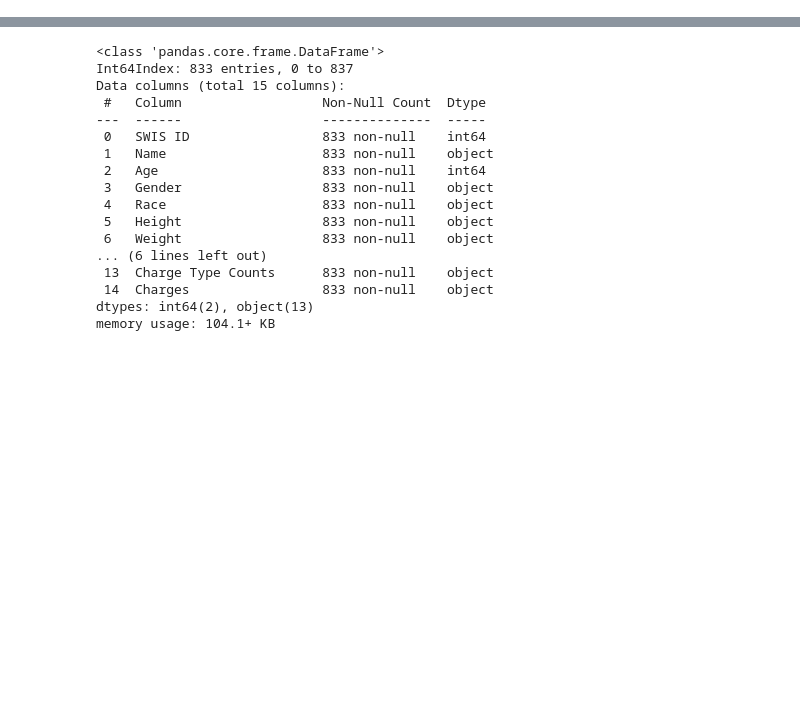
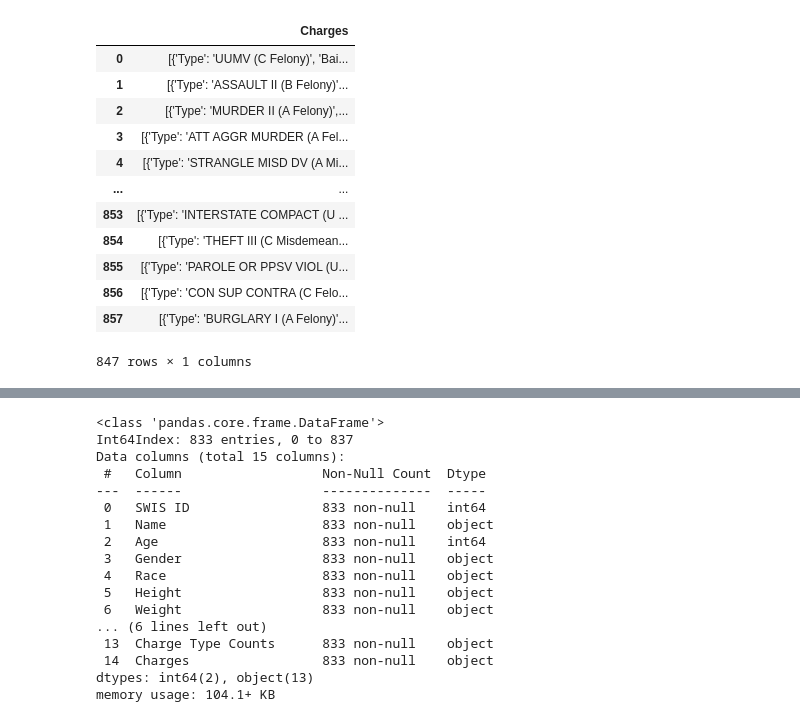
Before and after one commit to NguyenDa18/Portland-Jail-Data-Crawler, a Jupyter notebook: Exploration.ipynb, the cells around one changed output, grey strips where cells are left out. Drawn from its saved outputs; the diff is of its cells as text; code cells hidden in the pictures; blank space fills up the shorter version.

```diff
--- a/Exploration.ipynb
+++ b/Exploration.ipynb
@@ -32,0 +33,17 @@ charges = pd.DataFrame(df['Charges'])
+# %%
+charges = pd.DataFrame(df['Charges'])
+charges
+# %% [output]
+|  | Charges |
+| 0 | [{'Type': 'UUMV (C Felony)', 'Bai... |
+| 1 | [{'Type': 'ASSAULT II (B Felony)'... |
+| 2 | [{'Type': 'MURDER II (A Felony)',... |
+| 3 | [{'Type': 'ATT AGGR MURDER (A Fel... |
+| 4 | [{'Type': 'STRANGLE MISD DV (A Mi... |
+| ... | ... |
+| 853 | [{'Type': 'INTERSTATE COMPACT (U ... |
+| 854 | [{'Type': 'THEFT III (C Misdemean... |
+| 855 | [{'Type': 'PAROLE OR PPSV VIOL (U... |
+| 856 | [{'Type': 'CON SUP CONTRA (C Felo... |
+| 857 | [{'Type': 'BURGLARY I (A Felony)'... |
+847 rows × 1 columns
```
Also changed, not shown: parts of 3 cells of this notebook, 2 other files.
